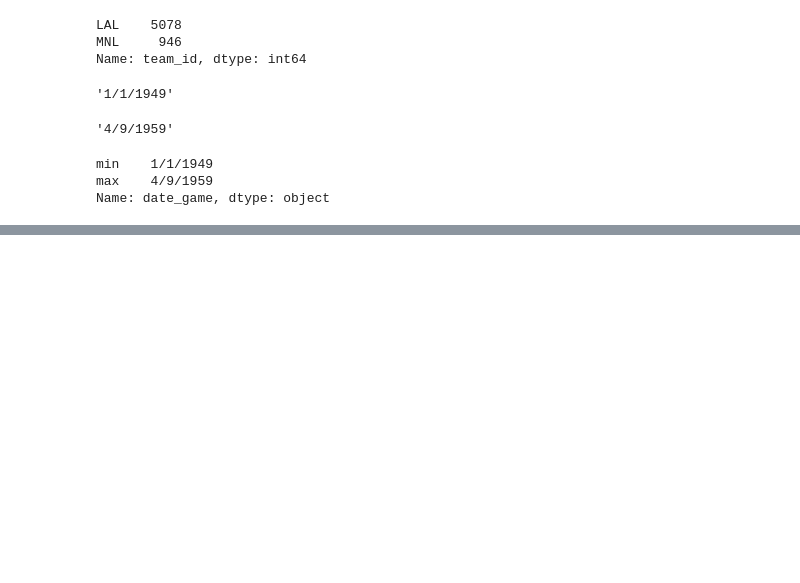
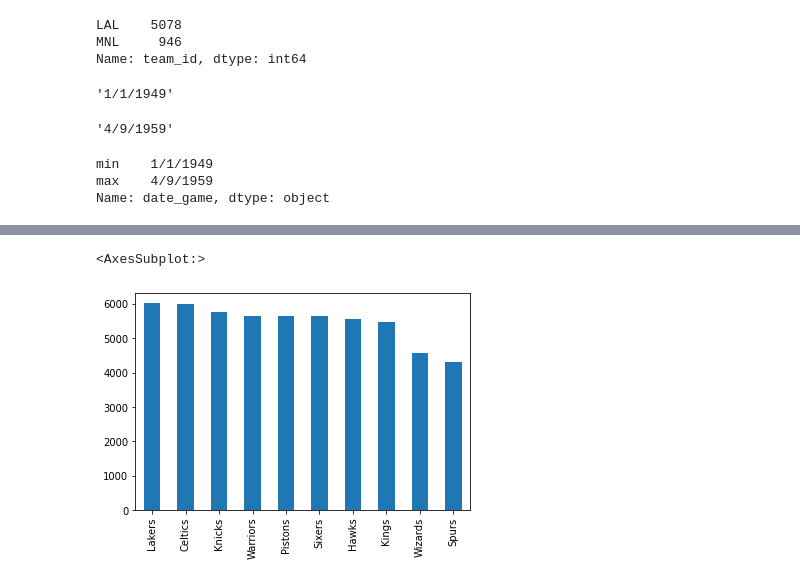
Before and after one commit to catarinaacsilva/kdd, a Jupyter notebook: exploreDataset/Untitled.ipynb, the cells around one changed output, grey strips where cells are left out. Cells and saved outputs as stored; diff of their text form; code cells hidden in the pictures; blank space fills up the shorter version.

```diff
--- a/exploreDataset/Untitled.ipynb
+++ b/exploreDataset/Untitled.ipynb
@@ -124,0 +198,5 @@ Name: date_game, dtype: object
+# %%
+df["fran_id"].value_counts().head(10).plot(kind="bar")
+# %% [output]
+<AxesSubplot:>
+[figure, added]
```
Also changed, not shown: parts of 9 cells of this notebook.
